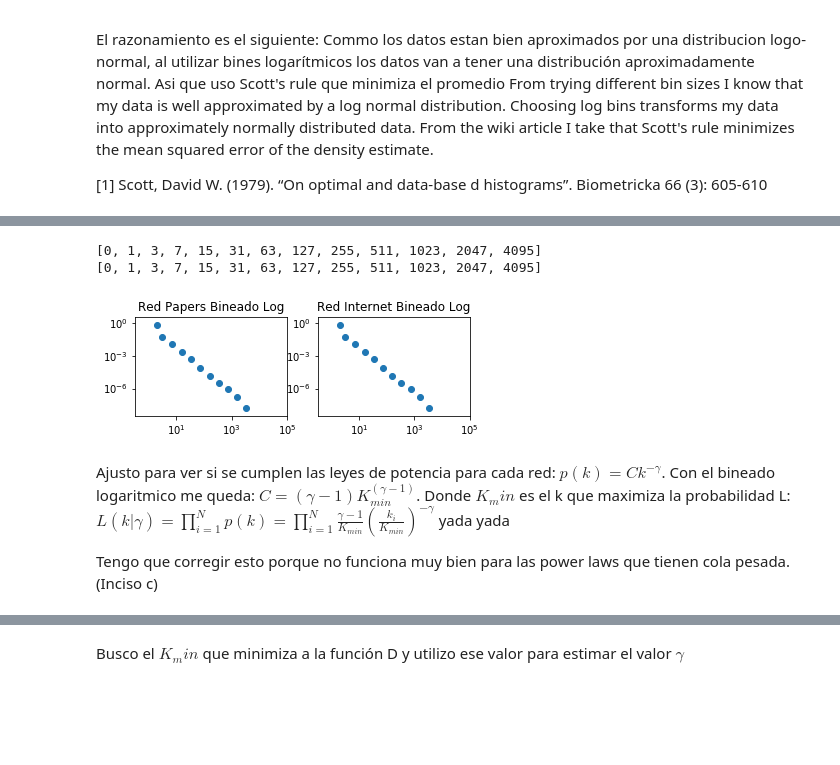
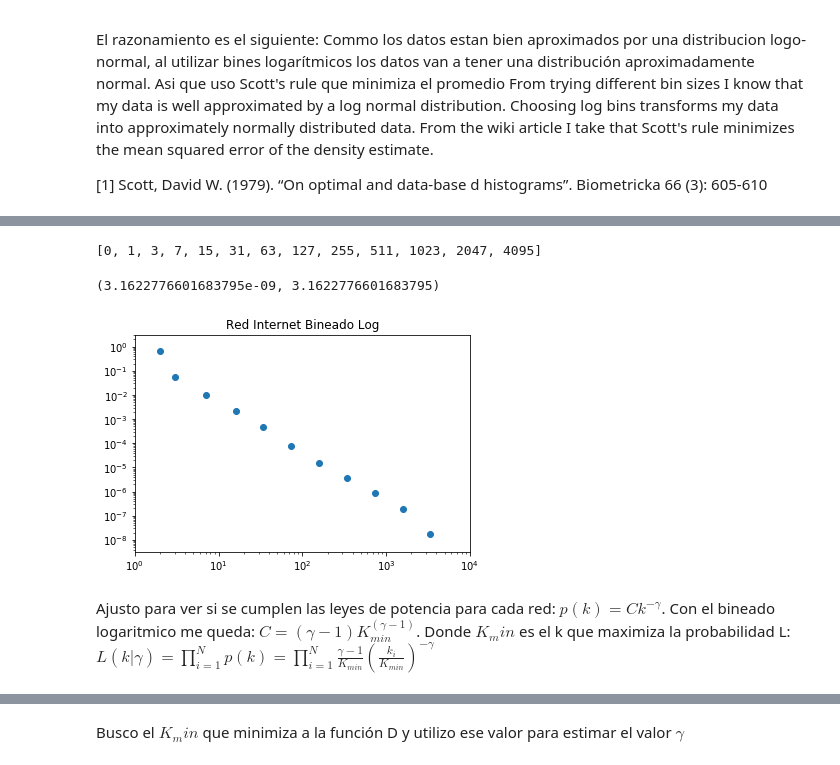
Before and after one commit to LunaKadysz/Redes, a Jupyter notebook: TPC_02/TPC_02_luna.ipynb, the cells around one changed output, grey strips where cells are left out. Drawn from its saved outputs; the diff is of its cells as text; code cells hidden in the pictures; blank space fills up the shorter version.

```diff
--- a/TPC_02/TPC_02_luna.ipynb
+++ b/TPC_02/TPC_02_luna.ipynb
@@ -22,8 +26,8 @@ def abrir_txt(nombre_archivo):
 
 redes = {'Y2H': './data/yeast_Y2H.txt',
          'Sistema Electrico': './data/power_enlaces.txt',
-         'Papers': './data/netscience.gml',
-         'Internet': './data/as-22july06.gml'
+         'Papers': './data/netscience_edgelist.txt',
+         'Internet': "./data/as-22july06_edgelist.txt"
          }
 
 
@@ -134,8 +198,6 @@ d histograms”. Biometricka 66 (3): 605-610
 # %%
 from astropy.stats import scott_bin_width
 
-redes_sin_efecto_borde = {'Papers': './data/netscience.gml',
-         'Internet': './data/as-22july06.gml'}
 
 def log_binning(lista_grados):
 
@@ -152,14 +214,13 @@ def log_binning(lista_grados):
     return Hist[0],Hist[1]
 
 
-for i, red in enumerate(redes_sin_efecto_borde.keys()):
 #plot bineado logaritmico
-    x,y = log_binning(grados_dict[red])
-    plt.subplot(221+i)
-    plt.scatter(x,y)
-    plt.title(f"Red {red} Bineado Log")
-    plt.yscale("log")
-    plt.xscale("log")
-    plt.xlim(10**0,10**3)
-    plt.ylim(10**-5.5,10**0.5)
+x,y = log_binning(grados_dict['Internet'])
+plt.figure()
+plt.scatter(x,y)
+plt.title(f"Red Internet Bineado Log")
+plt.yscale("log")
+plt.xscale("log")
+plt.xlim(10**0,10**3)
+plt.ylim(10**-5.5,10**0.5)
 # %% [output]
@@ -171,38 +233,38 @@ Utilizaremos la función devuelta pero con un bineado según la definición de u
 # %%
 
 def log_binning_2(red):
     b = [0]
     i=0
 
     while b[-1] <= max(lista_grados):
         bi = b[-1] + 2**i
         b.append(bi)
         i += 1
     print(b)
     num_bins = len(b)
     espaciado_log = np.logspace(0, 4, endpoint=True, base=10,num=num_bins)
 
     hist,binedges = np.histogram(lista_grados,espaciado_log,density=True)
     bincenters = np.round(np.mean(np.vstack([binedges[0:-1],binedges[1:]]), axis=0))
     Hist = np.array((bincenters,hist)).T
     Hist = np.array([i for i in Hist if i[1]*1 != 0.0]).T #me saco de encima los grados con P_{k} = 0
 
     return Hist[0],Hist[1]
 
-for i, red in enumerate(redes_sin_efecto_borde.keys()):
-    #plot bineado logaritmico
-    x,y = log_binning_2(grados_dict[red])
-    plt.subplot(221+i)
-    plt.scatter(x,y)
-    plt.title(f"Red {red} Bineado Log")
-    plt.yscale("log")
-    plt.xscale("log")
-    plt.xlim(10**-0.5,10**5)
-    plt.ylim(10**-8.5,10**0.5)
+
+#plot bineado logaritmico
+x,y = log_binning_2(grados_dict['Internet'])
+plt.figure()
+plt.scatter(x,y)
+plt.title(f"Red Internet Bineado Log")
+plt.yscale("log")
+plt.xscale("log")
+plt.xlim(10**0,10**4)
+plt.ylim(10**-8.5,10**0.5)
 # %% [output]
 [0, 1, 3, 7, 15, 31, 63, 127, 255, 511, 1023, 2047, 4095]
-[0, 1, 3, 7, 15, 31, 63, 127, 255, 511, 1023, 2047, 4095]
+(3.1622776601683795e-09, 3.1622776601683795)
-[figure, old version]
+[figure, new version]
 # %% [markdown]
 
 Ajusto para ver si se cumplen las leyes de potencia para cada red:
@@ -211,9 +273,6 @@ Con el bineado logaritmico me queda:
 $C = (\gamma - 1) K_{min}^{(\gamma-1)}$.
 Donde $K_min$ es el k que maximiza la probabilidad L:
 $ L(k|\gamma) = \prod_{i=1}^{N} p(k) = \prod_{i=1}^{N} \frac{\gamma -1}{K_{min}} (\frac{k_i}{K_{min}})^{-\gamma} $
-yada yada
-
-Tengo que corregir esto porque no funciona muy bien para las power laws que tienen cola pesada. (Inciso c)
 # %%
 
 
```
Also changed, not shown: parts of 11 cells of this notebook.
